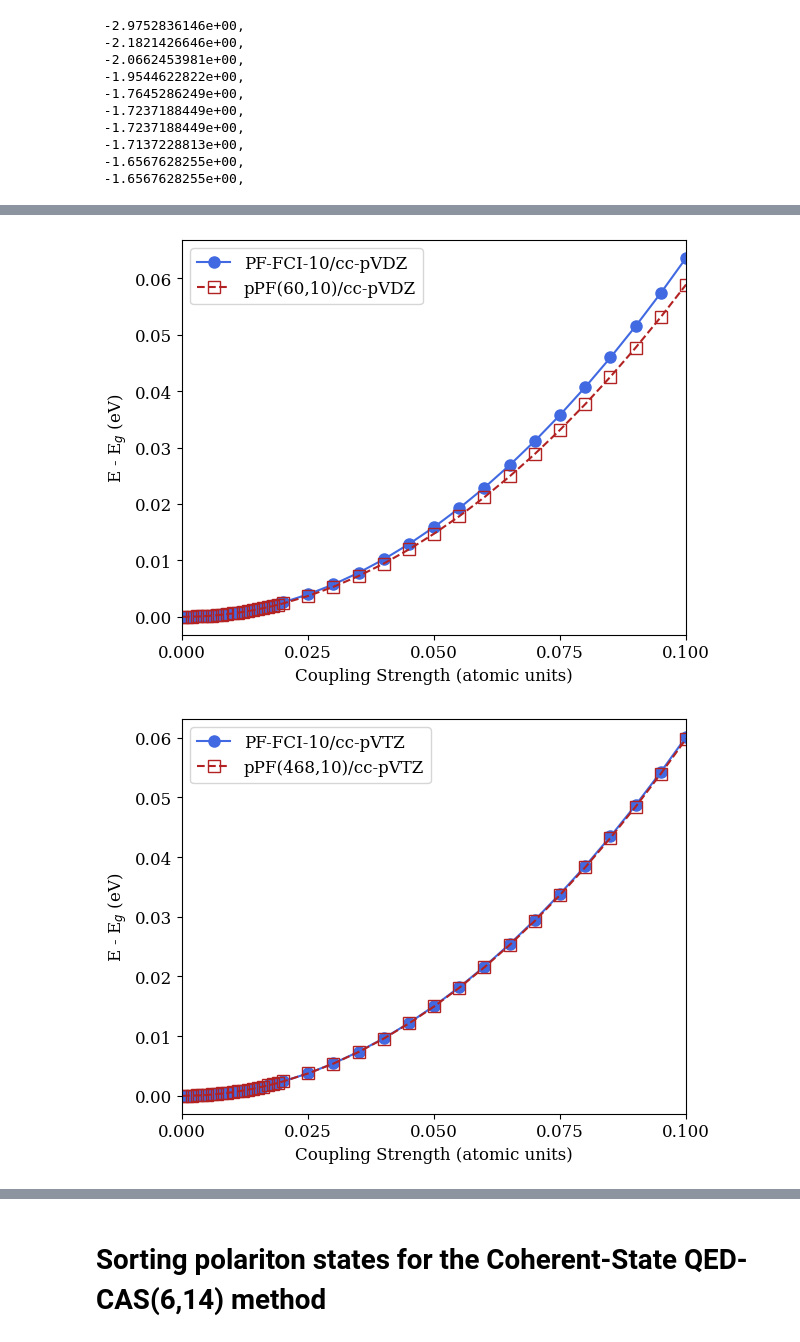
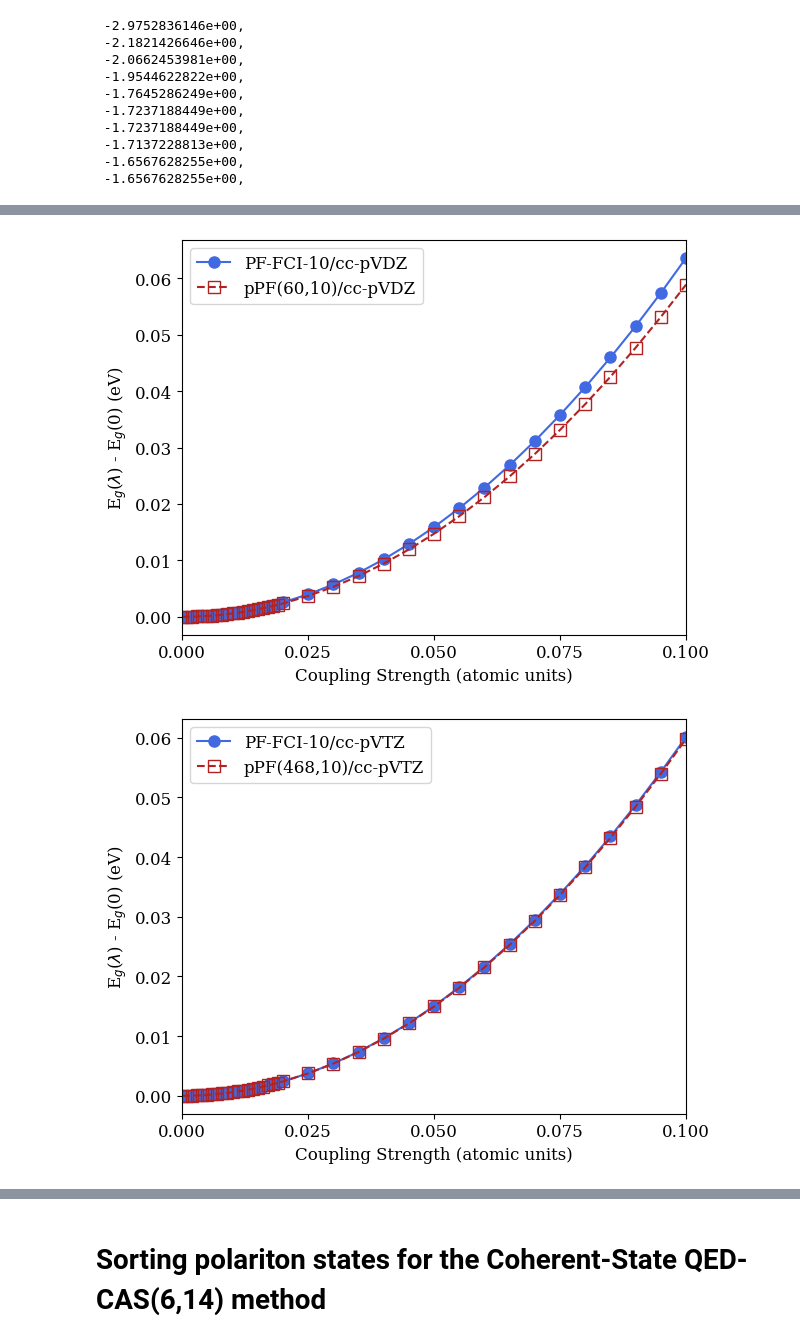
Before and after one commit to boss-bee/data_repository, a Jupyter notebook: json_scripts/new_HHep_plots.ipynb, the cells around one changed output, grey strips where cells are left out. Saved outputs shown, nothing was run; the diff lists cells and outputs as text; code cells hidden in the pictures.

```diff
--- a/json_scripts/new_HHep_plots.ipynb
+++ b/json_scripts/new_HHep_plots.ipynb
@@ -131,7 +131,7 @@ plt.plot(l_arraydz[:,2], (rdz_g-rdz_g[0]) * 27.2114, color=COLOUR1, linestyle="d
 plt.xticks([0, 0.025, 0.050, 0.075, 0.100])
 plt.xlim(0.00, 0.1)
 plt.xlabel("Coupling Strength (atomic units)")
-plt.ylabel("E - E$_g$ (eV)")
+plt.ylabel("E$_g$($\lambda$) - E$_g$(0) (eV)")
 plt.tight_layout()
 plt.legend()
 plt.savefig("HHep_Ground_State_cc_pVDZ.png", dpi=200)
@@ -142,19 +142,19 @@ plt.plot(l_arraydz[:,2], (rtz_g-rtz_g[0]) * 27.2114, color=COLOUR1, linestyle="d
 plt.xticks([0, 0.025, 0.050, 0.075, 0.100])
 plt.xlim(0.00, 0.1)
 plt.xlabel("Coupling Strength (atomic units)")
-plt.ylabel("E - E$_g$ (eV)")
+plt.ylabel("E$_g$($\lambda$) - E$_g$(0) (eV)")
 plt.tight_layout()
 plt.legend()
 plt.savefig("HHep_Ground_State_cc_pVTZ.png", dpi=200)
 plt.show()
 
 
-plt.plot(l_arraydz[:,2], (energyqz[:,0]-energyqz[0,0]) * 27.2114, color=COLOUR3, linestyle="solid", marker="o", ms="8", mfc=COLOUR3, label="PF-FCI-10/cc-pVTZ")
+plt.plot(l_arraydz[:,2], (energyqz[:,0]-energyqz[0,0]) * 27.2114, color=COLOUR3, linestyle="solid", marker="o", ms="8", mfc=COLOUR3, label="PF-FCI-10/cc-pVQZ")
 plt.plot(l_arraydz[:,2], (rqz_g-rqz_g[0]) * 27.2114, color=COLOUR1, linestyle="dashed", marker="s", ms="8", mfc="none", label="pPF(2880,10)/cc-pVQZ")
 plt.xticks([0, 0.025, 0.050, 0.075, 0.100])
 plt.xlim(0.00, 0.1)
 plt.xlabel("Coupling Strength (atomic units)")
-plt.ylabel("E - E$_g$ (eV)")
+plt.ylabel("E$_g$($\lambda$) - E$_g$(0) (eV)")
 plt.tight_layout()
 plt.legend()
 plt.savefig("HHep_Ground_State_cc_pVQZ.png", dpi=200)
@@ -172,33 +172,33 @@ plt.ylabel("Excitation Energies (eV)")
 plt.tight_layout()
 plt.legend()
 plt.savefig("HHep_Polariton_Energies_cc-pVDZ.png", dpi=200)
 plt.show()
 
 plt.plot(l_arraydz[:,2], (energytz[:,2]-energytz[:,0]) * 27.2114, color=COLOUR3, linestyle="solid", marker="o", ms="8", mfc=COLOUR3, label="PF-FCI-10/cc-pVTZ")
 plt.plot(l_arraydz[:,2], (energytz[:,3]-energytz[:,0]) * 27.2114, color=COLOUR3, linestyle="solid", marker="o", ms="8", mfc=COLOUR3)
 plt.plot(l_arraydz[:,2], (rtz_lp-rtz_g) * 27.2114, color=COLOUR1, linestyle="dashed", marker="s", ms="8", mfc="none", label="pPF(468,10)/cc-pVTZ")
 plt.plot(l_arraydz[:,2], (rtz_up-rtz_g) * 27.2114, color=COLOUR1, linestyle="dashed", marker="s", ms="8", mfc="none")
 plt.xticks([0, 0.025, 0.050, 0.075, 0.100])
 plt.xlim(0.00, 0.1)
 plt.xlabel("Coupling Strength (atomic units)")
 plt.ylabel("Excitation Energies (eV)")
 plt.tight_layout()
 plt.legend()
 plt.savefig("HHep_Polariton_Energies_cc-pVTZ.png", dpi=200)
 plt.show()
 
-plt.plot(l_arraydz[:,2], (energyqz[:,2]-energyqz[:,0]) * 27.2114, color=COLOUR3, linestyle="solid", marker="o", ms="8", mfc=COLOUR3, label="PF-FCI-10/cc-pVTZ")
+plt.plot(l_arraydz[:,2], (energyqz[:,2]-energyqz[:,0]) * 27.2114, color=COLOUR3, linestyle="solid", marker="o", ms="8", mfc=COLOUR3, label="PF-FCI-10/cc-pVQZ")
 plt.plot(l_arraydz[:,2], (energyqz[:,3]-energyqz[:,0]) * 27.2114, color=COLOUR3, linestyle="solid", marker="o", ms="8", mfc=COLOUR3)
 plt.plot(l_arraydz[:,2], (rqz_lp-rqz_g) * 27.2114, color=COLOUR1, linestyle="dashed", marker="s", ms="8", mfc="none", label="pPF(2880,10)/cc-pVQZ")
 plt.plot(l_arraydz[:,2], (rqz_up-rqz_g) * 27.2114, color=COLOUR1, linestyle="dashed", marker="s", ms="8", mfc="none")
 plt.xticks([0, 0.025, 0.050, 0.075, 0.100])
 plt.xlim(0.00, 0.1)
 plt.xlabel("Coupling Strength (atomic units)")
 plt.ylabel("Excitation Energies (eV)")
 plt.tight_layout()
 plt.legend()
 plt.savefig("HHep_Polariton_Energies_cc-pVQZ.png", dpi=200)
 plt.show()
 # %% [output]
-[figure, old version]
+[figure, new version]
-[figure, old version]
+[figure, new version]
```
Also changed, not shown: parts of 3 cells of this notebook, 15 other files.
